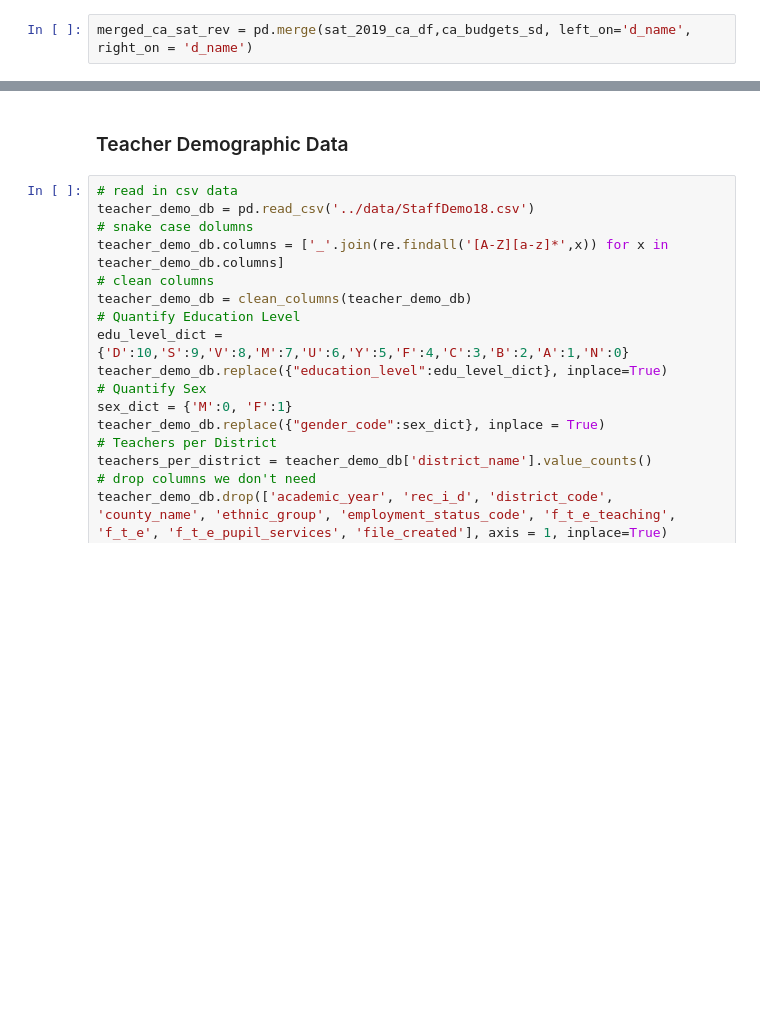
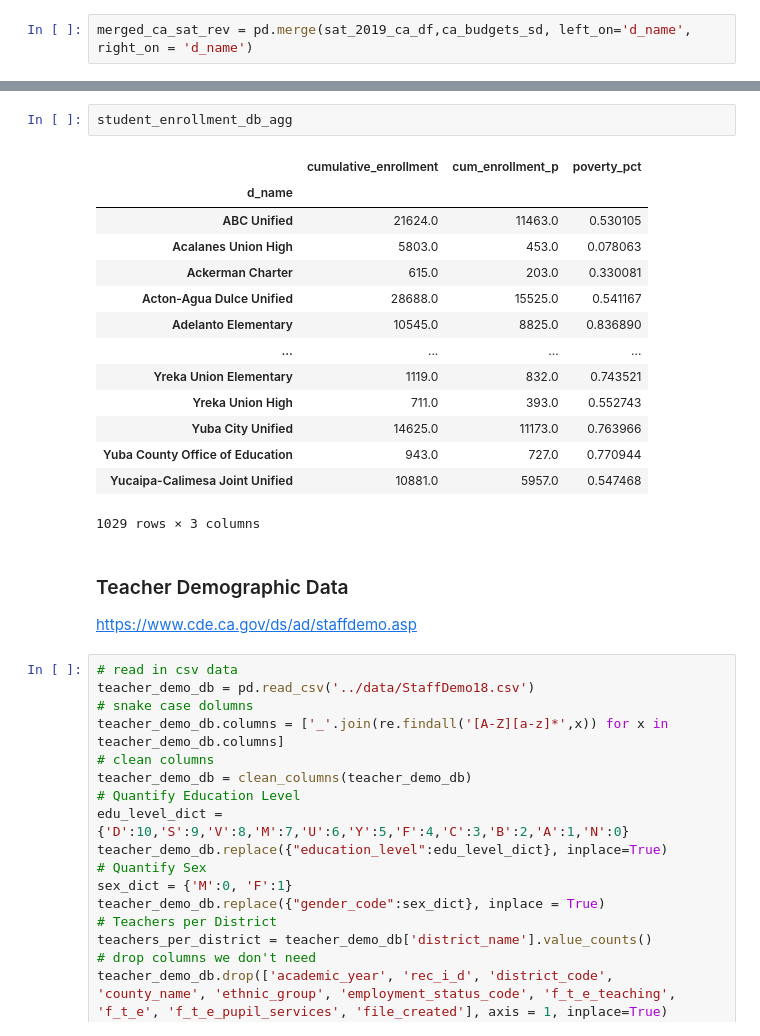
Before and after one commit to AlexSpradling/california_sat_analysis, a Jupyter notebook: code/starter-code Alex.ipynb, the cells around one changed output, grey strips where cells are left out. Cells and saved outputs as stored; diff of their text form; blank space fills up the shorter version.

```diff
--- a/code/starter-code Alex.ipynb
+++ b/code/starter-code Alex.ipynb
@@ -246,5 +280,23 @@ student_enrollment_db_agg.index.names = ['d_name']
+# %%
+student_enrollment_db_agg
+# %% [output]
+|  | cumulative_enrollment | cum_enrollment_p | poverty_pct |
+| d_name |  |  |  |
+| ABC Unified | 21624.0 | 11463.0 | 0.530105 |
+| Acalanes Union High | 5803.0 | 453.0 | 0.078063 |
+| Ackerman Charter | 615.0 | 203.0 | 0.330081 |
+| Acton-Agua Dulce Unified | 28688.0 | 15525.0 | 0.541167 |
+| Adelanto Elementary | 10545.0 | 8825.0 | 0.836890 |
+| ... | ... | ... | ... |
+| Yreka Union Elementary | 1119.0 | 832.0 | 0.743521 |
+| Yreka Union High | 711.0 | 393.0 | 0.552743 |
+| Yuba City Unified | 14625.0 | 11173.0 | 0.763966 |
+| Yuba County Office of Education | 943.0 | 727.0 | 0.770944 |
+| Yucaipa-Calimesa Joint Unified | 10881.0 | 5957.0 | 0.547468 |
+1029 rows × 3 columns
 # %% [markdown]
 ### Teacher Demographic Data
+https://www.cde.ca.gov/ds/ad/staffdemo.asp
 # %%
 # read in csv data
 teacher_demo_db = pd.read_csv('../data/StaffDemo18.csv')
```
Also changed, not shown: parts of 20 cells of this notebook.
